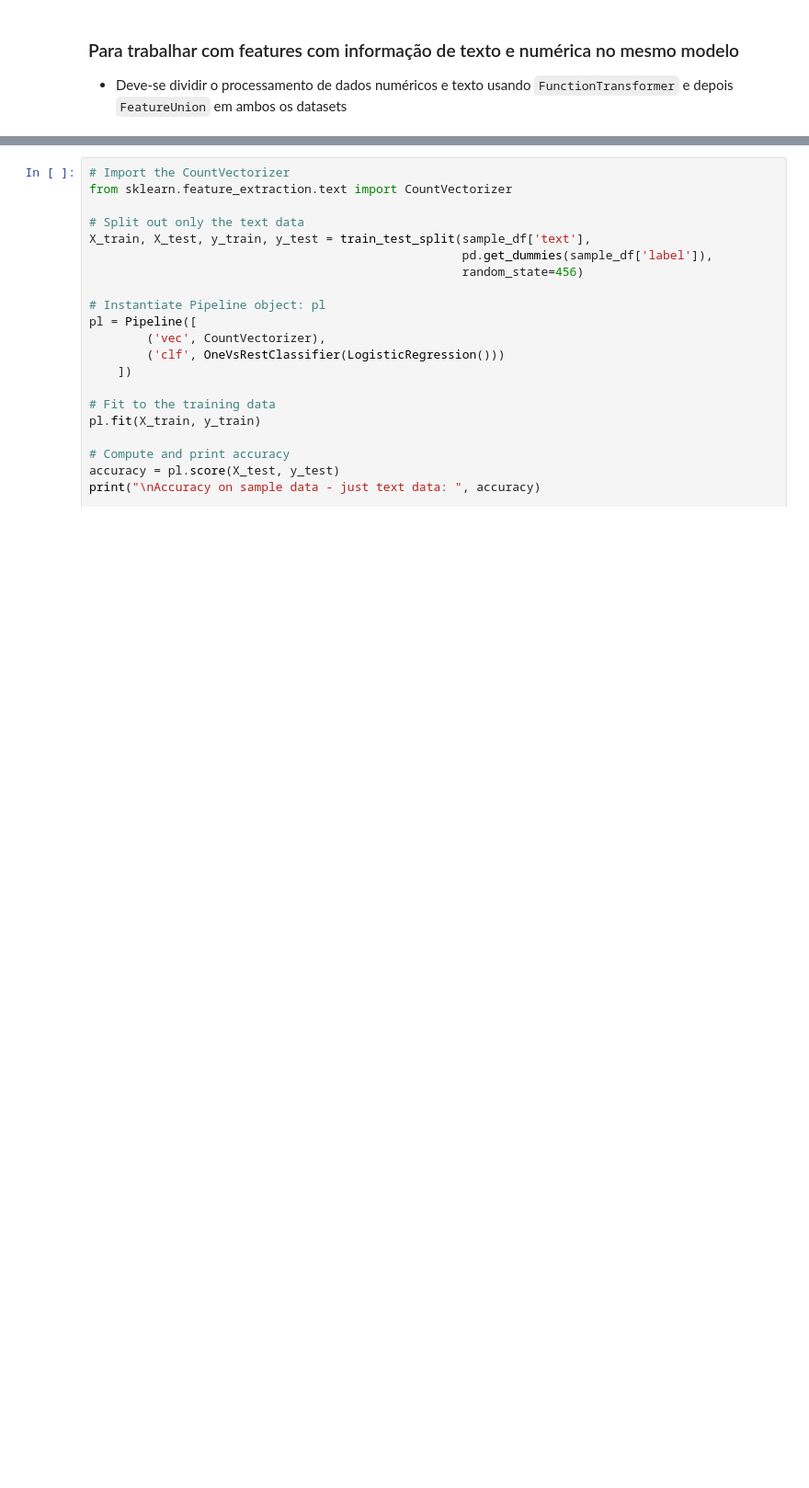
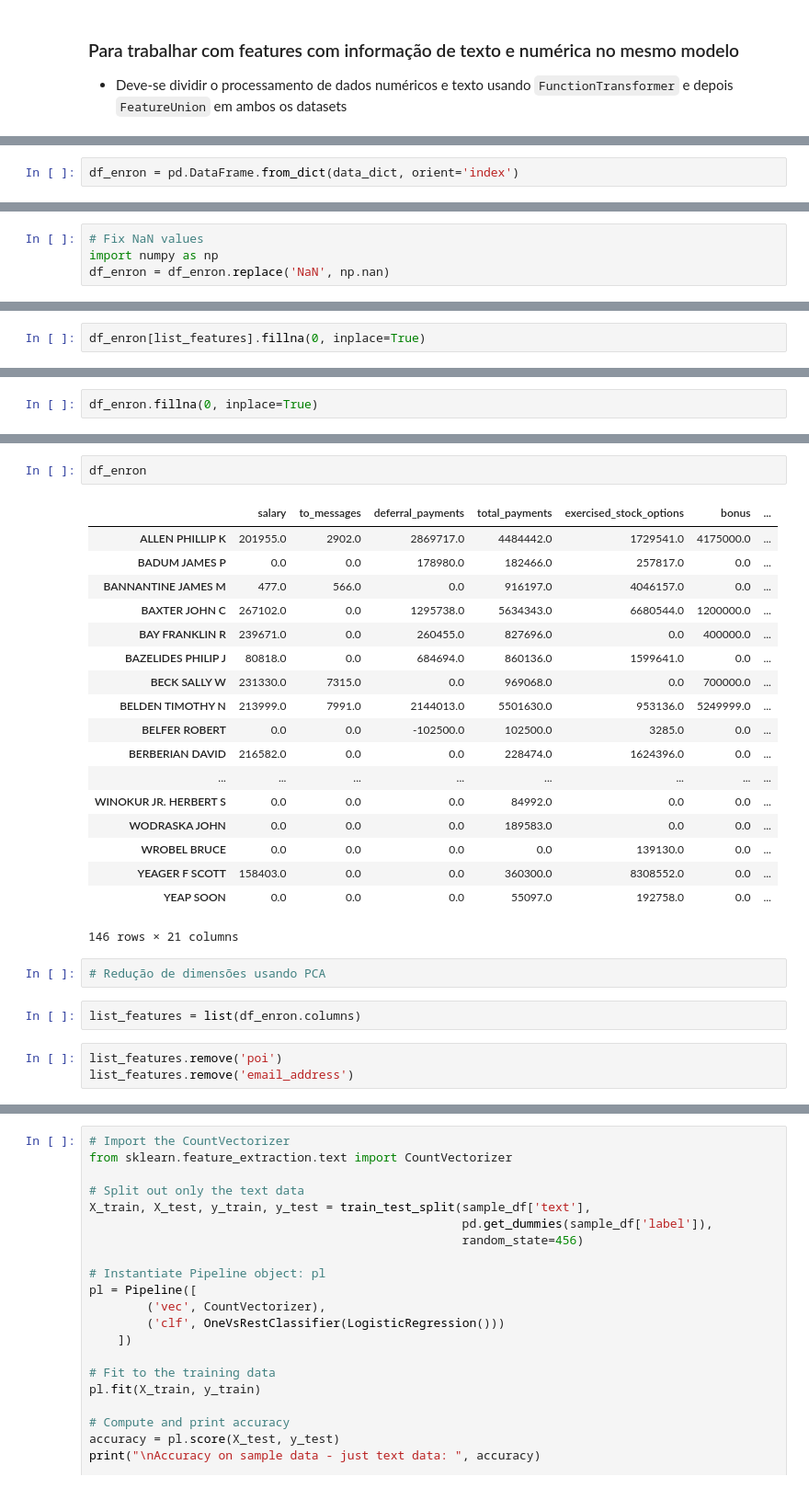
Before and after one commit to GabrielSGoncalves/udacity_nanodegree_datascience2, a Jupyter notebook: final_project/Projeto_Final_Nanodegree_DS_II_GabrielSGoncalves.ipynb, the cells around one changed output, grey strips where cells are left out. Shown at 92% size. Drawn from its saved outputs; the diff is of its cells as text; blank space fills up the shorter version.

```diff
--- a/final_project/Projeto_Final_Nanodegree_DS_II_GabrielSGoncalves.ipynb
+++ b/final_project/Projeto_Final_Nanodegree_DS_II_GabrielSGoncalves.ipynb
@@ -38,0 +68,2 @@ from feature_format import featureFormat, targetFeatureSplit
+# %%
+df_enron = pd.DataFrame.from_dict(data_dict, orient='index')
@@ -38,0 +90,4 @@ from feature_format import featureFormat, targetFeatureSplit
+# %%
+# Fix NaN values
+import numpy as np
+df_enron = df_enron.replace('NaN', np.nan)
@@ -38,0 +125,2 @@ from feature_format import featureFormat, targetFeatureSplit
+# %%
+df_enron[list_features].fillna(0, inplace=True)
@@ -38,0 +132,2 @@ from feature_format import featureFormat, targetFeatureSplit
+# %%
+df_enron.fillna(0, inplace=True)
@@ -38,0 +154,28 @@ from feature_format import featureFormat, targetFeatureSplit
+# %%
+df_enron
+# %% [output]
+|  | salary | to_messages | deferral_payments | total_payments | exercised_stock_options | bonus | ... |
+| ALLEN PHILLIP K | 201955.0 | 2902.0 | 2869717.0 | 4484442.0 | 1729541.0 | 4175000.0 | ... |
+| BADUM JAMES P | 0.0 | 0.0 | 178980.0 | 182466.0 | 257817.0 | 0.0 | ... |
+| BANNANTINE JAMES M | 477.0 | 566.0 | 0.0 | 916197.0 | 4046157.0 | 0.0 | ... |
+| BAXTER JOHN C | 267102.0 | 0.0 | 1295738.0 | 5634343.0 | 6680544.0 | 1200000.0 | ... |
+| BAY FRANKLIN R | 239671.0 | 0.0 | 260455.0 | 827696.0 | 0.0 | 400000.0 | ... |
+| BAZELIDES PHILIP J | 80818.0 | 0.0 | 684694.0 | 860136.0 | 1599641.0 | 0.0 | ... |
+| BECK SALLY W | 231330.0 | 7315.0 | 0.0 | 969068.0 | 0.0 | 700000.0 | ... |
+| BELDEN TIMOTHY N | 213999.0 | 7991.0 | 2144013.0 | 5501630.0 | 953136.0 | 5249999.0 | ... |
+| BELFER ROBERT | 0.0 | 0.0 | -102500.0 | 102500.0 | 3285.0 | 0.0 | ... |
+| BERBERIAN DAVID | 216582.0 | 0.0 | 0.0 | 228474.0 | 1624396.0 | 0.0 | ... |
+| ... | ... | ... | ... | ... | ... | ... | ... |
+| WINOKUR JR. HERBERT S | 0.0 | 0.0 | 0.0 | 84992.0 | 0.0 | 0.0 | ... |
+| WODRASKA JOHN | 0.0 | 0.0 | 0.0 | 189583.0 | 0.0 | 0.0 | ... |
+| WROBEL BRUCE | 0.0 | 0.0 | 0.0 | 0.0 | 139130.0 | 0.0 | ... |
+| YEAGER F SCOTT | 158403.0 | 0.0 | 0.0 | 360300.0 | 8308552.0 | 0.0 | ... |
+| YEAP SOON | 0.0 | 0.0 | 0.0 | 55097.0 | 192758.0 | 0.0 | ... |
+146 rows × 21 columns
+# %%
+# Redução de dimensões usando PCA
+# %%
+list_features = list(df_enron.columns)
+# %%
+list_features.remove('poi')
+list_features.remove('email_address')
```
Also changed, not shown: parts of 22 cells of this notebook, 1 other file.
